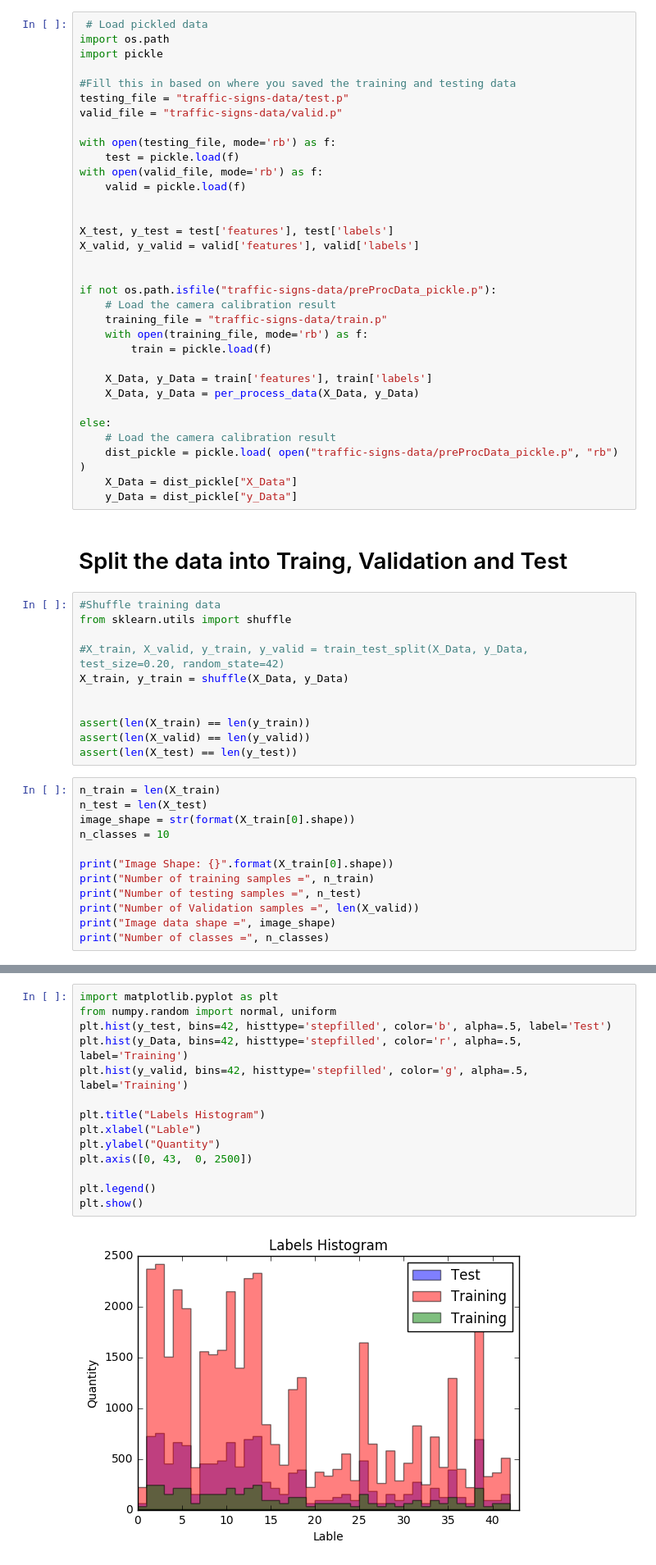
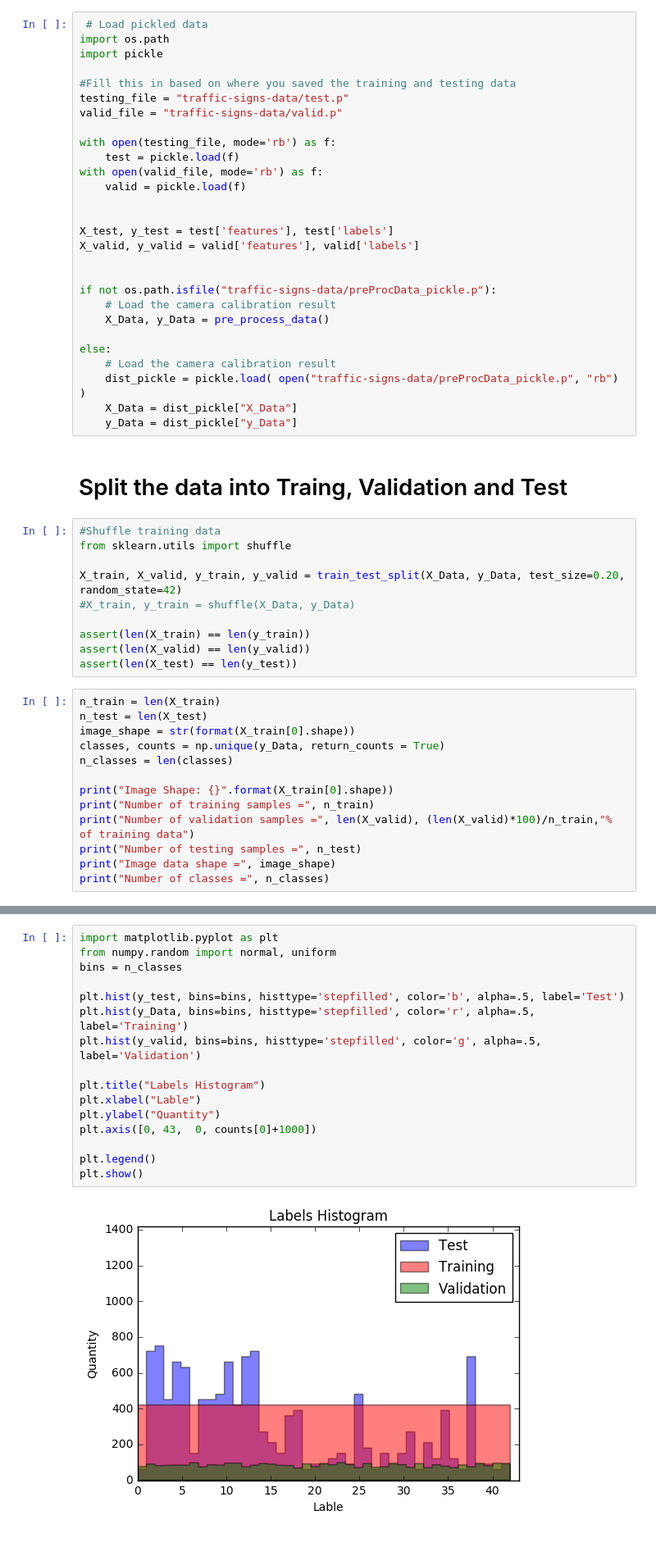
Before and after one commit to cuevas1208/Traffic_Sign_Classifier, a Jupyter notebook: main.ipynb, the cells around one changed output, grey strips where cells are left out. Shown: that part at 82% size. Saved outputs shown, nothing was run; the diff lists cells and outputs as text.

Commit message:
0000.004 new features: Implemente an early termination for epochs before overtraining. Rebalance the number of examples for each class

```diff
--- a/main.ipynb
+++ b/main.ipynb
@@ -89,12 +120,7 @@ X_valid, y_valid = valid['features'], valid['labels']
 
 if not os.path.isfile("traffic-signs-data/preProcData_pickle.p"):
     # Load the camera calibration result
-    training_file = "traffic-signs-data/train.p"
-    with open(training_file, mode='rb') as f:
-        train = pickle.load(f)
-
-    X_Data, y_Data = train['features'], train['labels']
-    X_Data, y_Data = per_process_data(X_Data, y_Data)
+    X_Data, y_Data = pre_process_data()
 
 else:
     # Load the camera calibration result
@@ -107,9 +133,8 @@ else:
 #Shuffle training data
 from sklearn.utils import shuffle
 
-#X_train, X_valid, y_train, y_valid = train_test_split(X_Data, y_Data, test_size=0.20, random_state=42)
-X_train, y_train = shuffle(X_Data, y_Data)
-
+X_train, X_valid, y_train, y_valid = train_test_split(X_Data, y_Data, test_size=0.20, random_state=42)
+#X_train, y_train = shuffle(X_Data, y_Data)
 
 assert(len(X_train) == len(y_train))
 assert(len(X_valid) == len(y_valid))
@@ -118,12 +143,13 @@ assert(len(X_test) == len(y_test))
 n_train = len(X_train)
 n_test = len(X_test)
 image_shape = str(format(X_train[0].shape))
-n_classes = 10
+classes, counts = np.unique(y_Data, return_counts = True)
+n_classes = len(classes)
 
 print("Image Shape: {}".format(X_train[0].shape))
 print("Number of training samples =", n_train)
+print("Number of validation samples =", len(X_valid), (len(X_valid)*100)/n_train,"% of training data")
 print("Number of testing samples =", n_test)
-print("Number of Validation samples =", len(X_valid))
 print("Image data shape =", image_shape)
 print("Number of classes =", n_classes)
 # %% [output]
@@ -136,19 +162,21 @@ Number of classes = 10
 # %%
 import matplotlib.pyplot as plt
 from numpy.random import normal, uniform
-plt.hist(y_test, bins=42, histtype='stepfilled', color='b', alpha=.5, label='Test')
-plt.hist(y_Data, bins=42, histtype='stepfilled', color='r', alpha=.5, label='Training')
-plt.hist(y_valid, bins=42, histtype='stepfilled', color='g', alpha=.5, label='Training')
+bins = n_classes
+
+plt.hist(y_test, bins=bins, histtype='stepfilled', color='b', alpha=.5, label='Test')
+plt.hist(y_Data, bins=bins, histtype='stepfilled', color='r', alpha=.5, label='Training')
+plt.hist(y_valid, bins=bins, histtype='stepfilled', color='g', alpha=.5, label='Validation')
 
 plt.title("Labels Histogram")
 plt.xlabel("Lable")
 plt.ylabel("Quantity")
-plt.axis([0, 43,  0, 2500])
+plt.axis([0, 43,  0, counts[0]+1000])
 
 plt.legend()
 plt.show()
 # %% [output]
-[figure, old version]
+[figure, new version]
 # %% [markdown]
 # Visualize a sample image of the Dataset
 # %%
```
Also changed, not shown: parts of 11 cells of this notebook, 8 other files.
